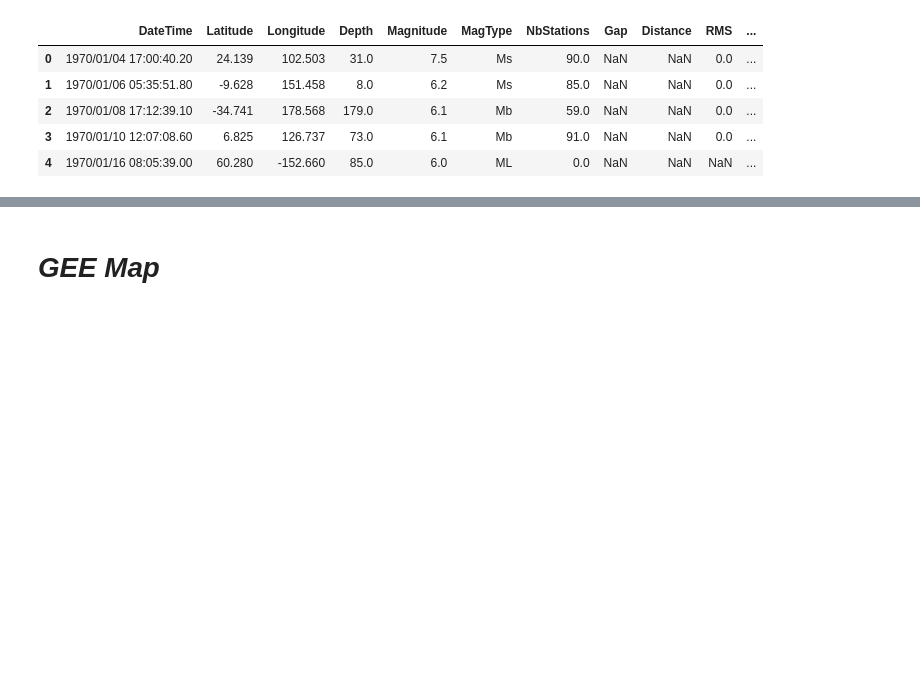
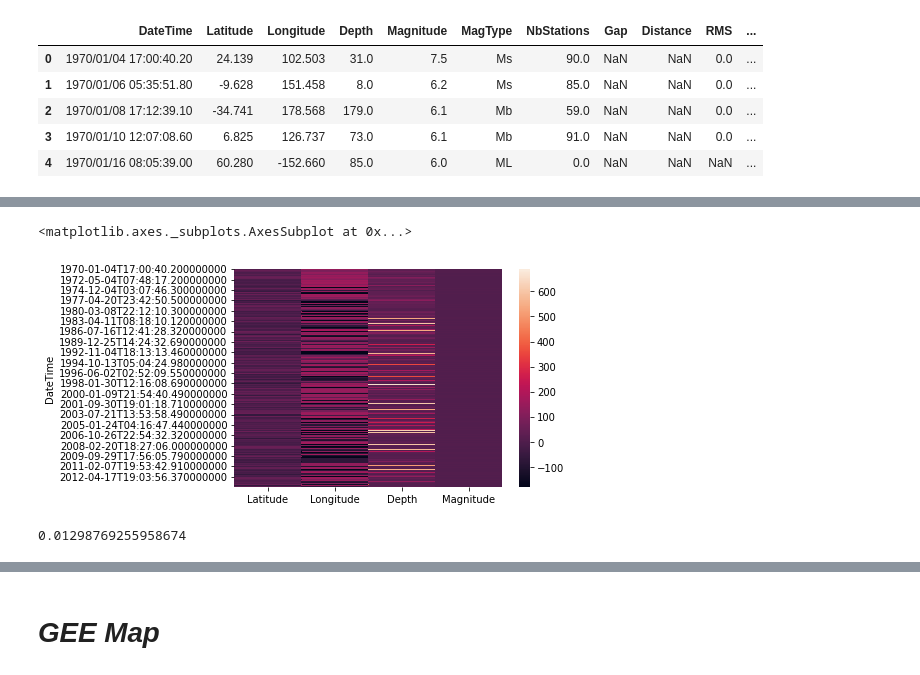
Before and after one commit to DommiiUdomp/mm, a Jupyter notebook: earthquakes.ipynb, the cells around one changed output, grey strips where cells are left out. Saved outputs shown, nothing was run; the diff lists cells and outputs as text; code cells hidden in the pictures; blank space fills up the shorter version.

```diff
--- a/earthquakes.ipynb
+++ b/earthquakes.ipynb
@@ -70,0 +144,12 @@ earthquakes_gdf.plot()
+# %%
+earthquakes['Magnitude'] = earthquakes['Magnitude'].round(1)
+# %%
+data = earthquakes.iloc[:,:4]
+sns.heatmap(data)
+# %% [output]
+<matplotlib.axes._subplots.AxesSubplot at 0x...>
+[figure, added]
+# %%
+data['Magnitude'].corr(data['Depth'])
+# %% [output]
+0.01298769255958674
```
Also changed, not shown: parts of 42 cells of this notebook.
